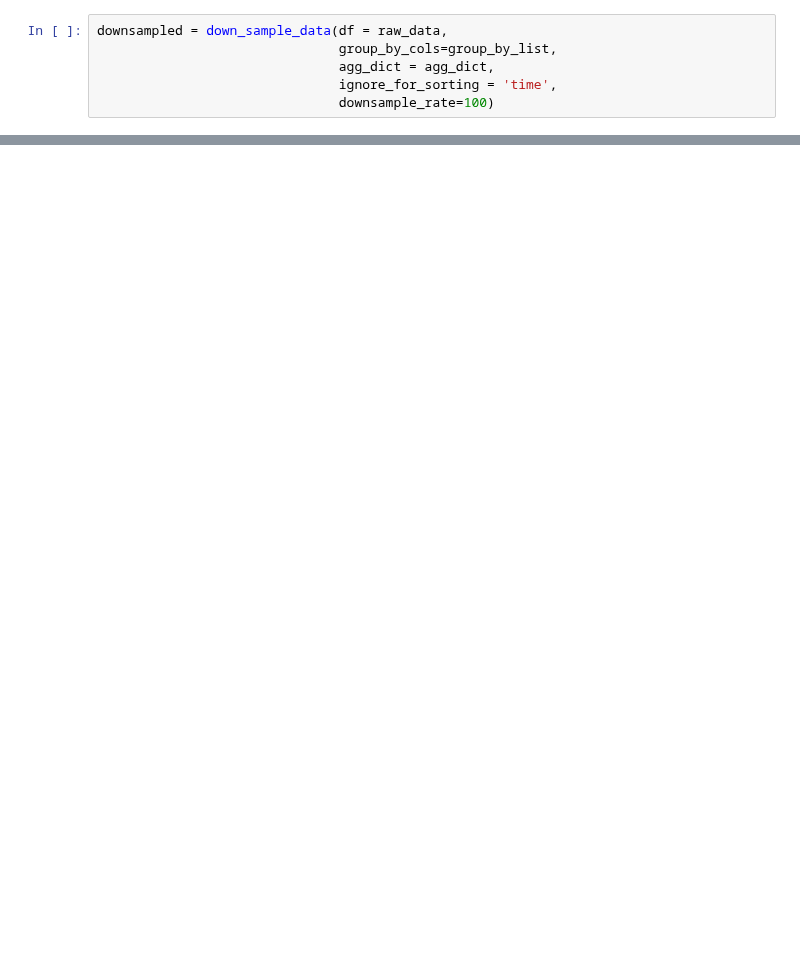
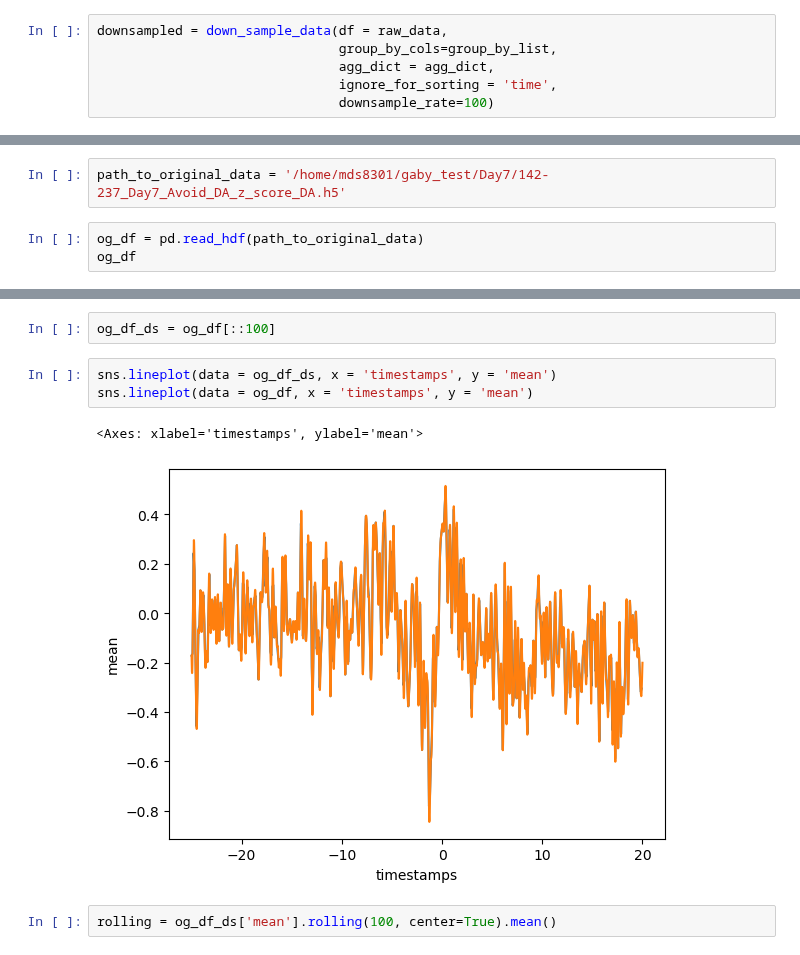
Before and after one commit to Mschaid/ENIGMA, a Jupyter notebook: notebooks/downsampling_iteration.ipynb, the cells around one changed output, grey strips where cells are left out. Cells and saved outputs as stored; diff of their text form; blank space fills up the shorter version.

```diff
--- a/notebooks/downsampling_iteration.ipynb
+++ b/notebooks/downsampling_iteration.ipynb
@@ -117,0 +158,5 @@ downsampled.query('day==1 & event=="cue" & sensor=="DA" & trial == 1')
+# %%
+path_to_original_data = '/home/mds8301/gaby_test/Day7/142-237_Day7_Avoid_DA_z_score_DA.h5'
+# %%
+og_df = pd.read_hdf(path_to_original_data)
+og_df
@@ -117,0 +177,10 @@ downsampled.query('day==1 & event=="cue" & sensor=="DA" & trial == 1')
+# %%
+og_df_ds = og_df[::100]
+# %%
+sns.lineplot(data = og_df_ds, x = 'timestamps', y = 'mean')
+sns.lineplot(data = og_df, x = 'timestamps', y = 'mean')
+# %% [output]
+<Axes: xlabel='timestamps', ylabel='mean'>
+[figure, added]
+# %%
+rolling = og_df_ds['mean'].rolling(100, center=True).mean()
```
Also changed, not shown: parts of 28 cells of this notebook.
